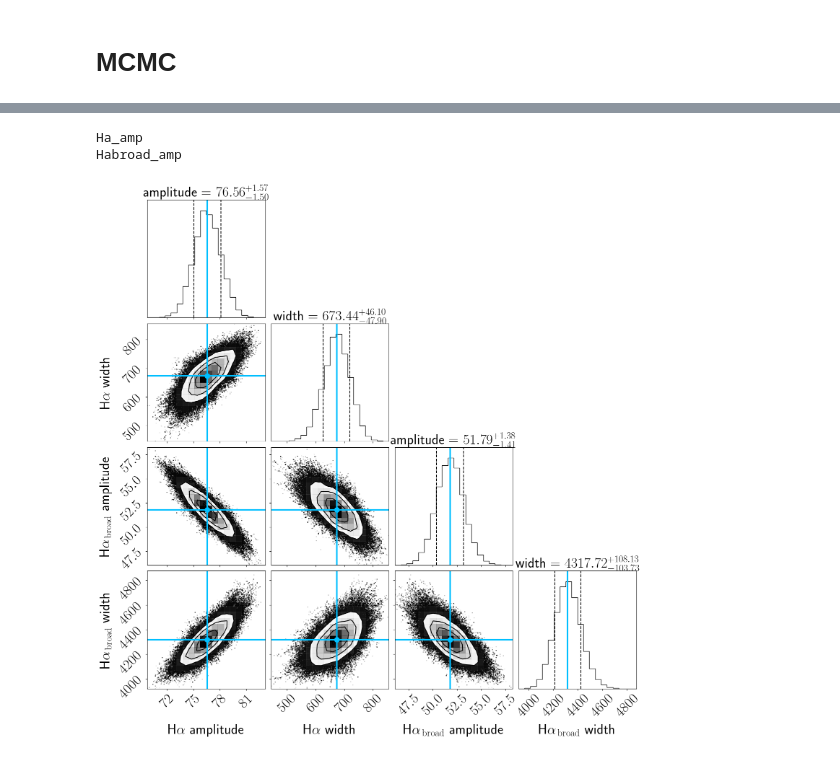
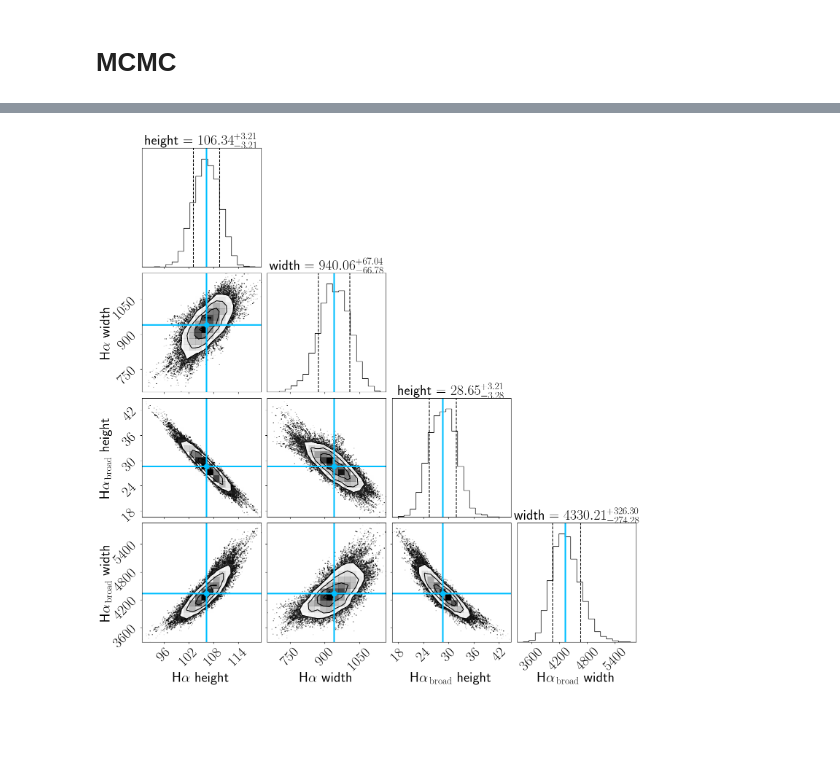
Before and after one commit to MeghanaKilli/LRD, a Jupyter notebook: Line_Cont_Simul_Fitting-Copy1.ipynb, the cells around one changed output, grey strips where cells are left out. Saved outputs shown, nothing was run; the diff lists cells and outputs as text; code cells hidden in the pictures; blank space fills up the shorter version.

```diff
--- a/Line_Cont_Simul_Fitting-Copy1.ipynb
+++ b/Line_Cont_Simul_Fitting-Copy1.ipynb
@@ -1556,8 +1319,7 @@ emcee_result.flatchain
 # %%
-# fitA_emcee = dill.load(open('emcee_output/AGN_smc_smc_Ha_0.5_5.5_0_emcee_100_10000_100_1','rb'))
+fitnew_emcee = dill.load(open('Simone_galaxy_AGN_polynomial_Ha_Hb_0.5_5.5_0_emcee_100_1000_100_1','rb'))
 # %%
-req_cols = emcee_result.flatchain.columns[3:-1]
-# req_cols = ['Hb_amp','OIIIw4959_amp','OIIIw4959broad_amp','Hbbroad_amp']
-req_cols = ['Ha_amp', 'Ha_vw','Habroad_amp','Habroad_vw']
+# req_cols = fitA_emcee.flatchain.columns[:-1]
+# req_cols = ['Ha_ht', 'Ha_vw','Habroad_ht','Habroad_vw']
 req_cols
 # %% [output]
@@ -1570,10 +1332,8 @@ corner_names = []
 title_names = []
 for pname in req_cols:
     lname, param, *_ = pname.split('_')
-#     if param == 'ht':
-#         param = 'height'
-    if param == 'amp':
-        param = 'amplitude'
+    if param == 'ht':
+        param = 'height'
     elif param == 'vw':
         param = 'width'
     else:
@@ -1622,18 +1366,22 @@ emcee_result.flatchain
 def plot_corner(testself, emcee_res, req_params=None, title_names=None,
                 quants=[0.16, 0.5, 0.84], save=False):
 
-    dataframe = emcee_res.flatchain[-len(emcee_res.flatchain):]
-    dataframe = dataframe[req_params]
+    dataframe = emcee_res.flatchain[-len(fitha_emcee.flatchain):]
+
     fs = 28
 
-    for col in dataframe.columns:
-        if 'amp' in col:
-            print(col)
-            dataframe[col] = dataframe[col]*100 #multiply amplitude by 100 to get 2 digit precision on plot
+#     req_params = [elem for elem in req_params if elem in dataframe.columns]
+#     if len(req_params) == 0:
+#         req_params = []
+#         for col in dataframe.columns:
+#             if not col.startswith('c'):
+#                 req_params.append(str(col))
+
+    dataframe = dataframe[req_params]
 
     figure = corner.corner(dataframe, labels=corner_names, quantiles=quants, show_titles=True, titles=title_names,
 #                            truths=[emcee_res.params.valuesdict().get(key) for key in req_params], truth_color='deepskyblue',
-                           label_kwargs={'fontsize':fs}, title_kwargs={'fontsize':fs}, labelpad=-0.001)
+                           label_kwargs={'fontsize':fs}, title_kwargs={'fontsize':fs}, labelpad=-0.05)
 
     values = np.array([corner.quantile(elem,0.5) for elem in np.array(dataframe).T]).reshape(len(req_params))
     corner.overplot_lines(figure, values, color='deepskyblue', linewidth=3)
@@ -1645,13 +1393,11 @@ def plot_corner(testself, emcee_res, req_params=None, title_names=None,
 
     if save:
         nstep, nwalk, burn, thin = list(emcee_res.kws.values())[:-2]
-        figure.savefig(f'emcee_output/{testself.save}_corner_{nwalk}_{nstep}_{burn}_{thin}.pdf',
+        figure.savefig(f'plots/{testself.save}_corner_{nwalk}_{nstep}_{burn}_{thin}.pdf',
                        format='pdf', dpi=50, pad_inches=0, bbox_inches='tight')
 
 #     figure.close() #not sure if this is the correct way
 # %%
-plot_corner(fitA, fitA_emcee, req_params=req_cols, save=True, title_names=title_names)
+plot_corner(fitnew, fitnew_emcee, req_params=req_cols, save=True, title_names=title_names)
 # %% [output]
-Ha_amp
-Habroad_amp
-[figure, old version]
+[figure, new version]
```
Also changed, not shown: parts of 57 cells of this notebook.
